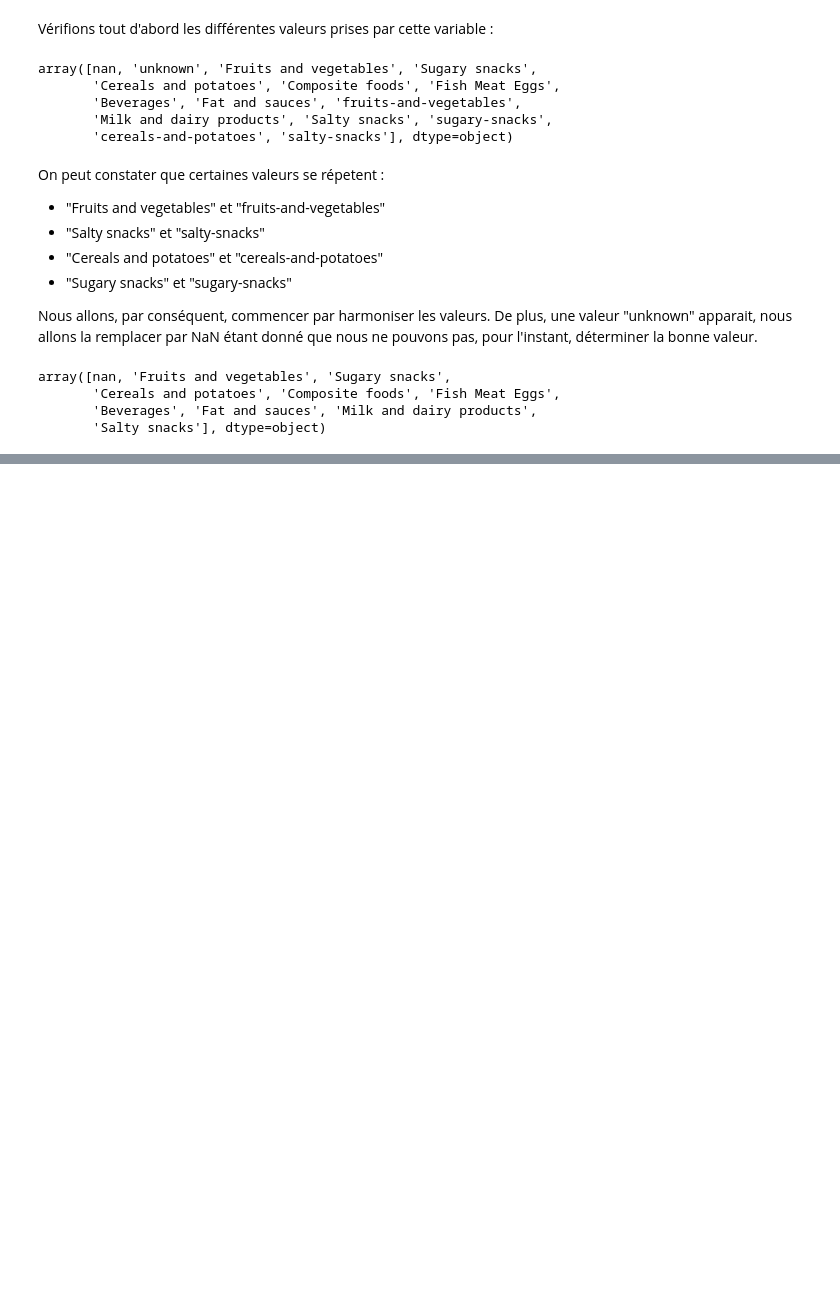
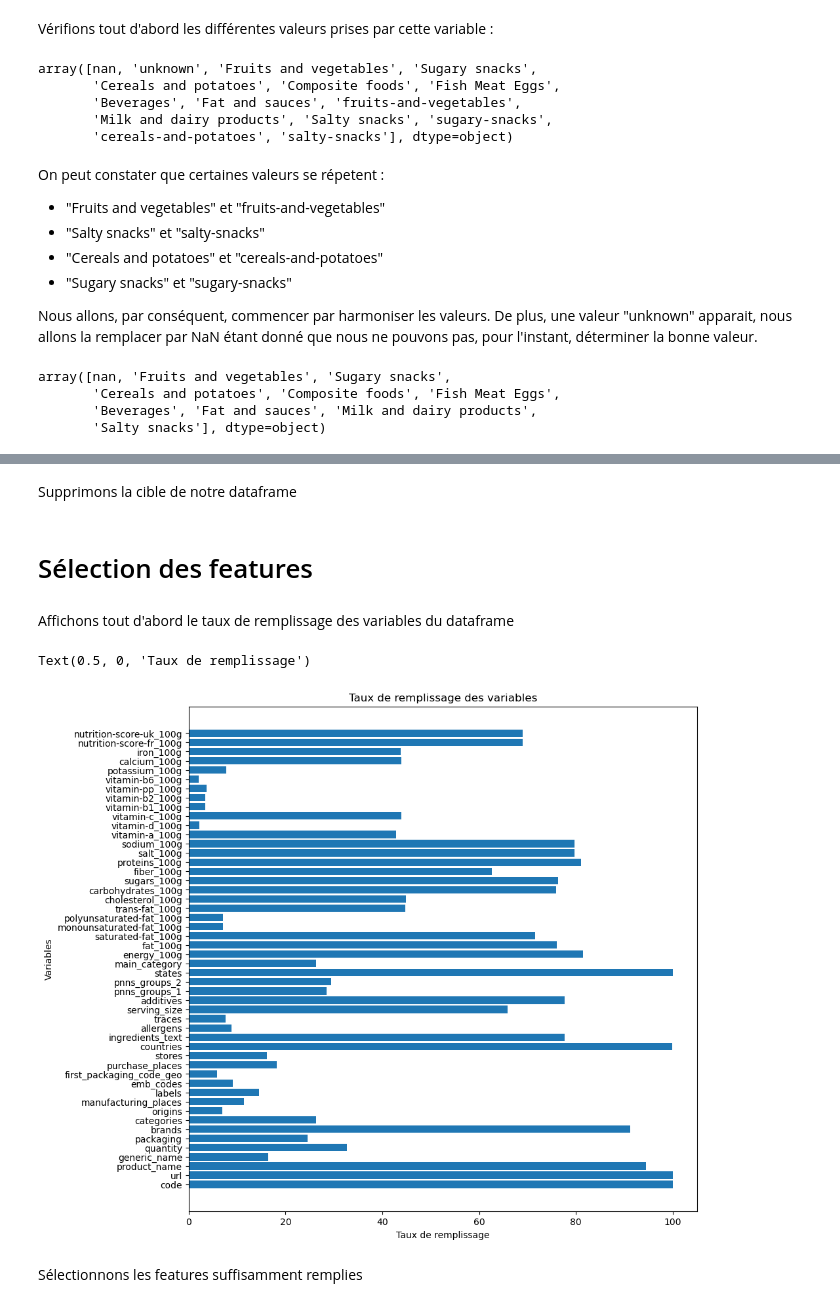
Before and after one commit to lalende/OpenClassRooms-Certification-Data-Scientist, a Jupyter notebook: Projet 3 - Préparez des donneés pour un organisme de santé publique/Projet 3.ipynb, the cells around one changed output, grey strips where cells are left out. Saved outputs shown, nothing was run; the diff lists cells and outputs as text; code cells hidden in the pictures; blank space fills up the shorter version.

Commit message:
Finalisation de la sélection de la cible et des features (+ fonctions d'automatisation)

```diff
--- a/Projet 3 - Préparez des donneés pour un organisme de santé publique/Projet 3.ipynb
+++ b/Projet 3 - Préparez des donneés pour un organisme de santé publique/Projet 3.ipynb
@@ -276,0 +294,2 @@ array([nan, 'Fruits and vegetables', 'Sugary snacks',
+# %% [markdown]
+Supprimons la cible de notre dataframe
@@ -276,0 +298,15 @@ array([nan, 'Fruits and vegetables', 'Sugary snacks',
+# %% [markdown]
+# Sélection des features
+# %% [markdown]
+Affichons tout d'abord le taux de remplissage des variables du dataframe
+# %%
+plt.figure(figsize=(10,10))
+plt.barh(df_nan["index"], df_nan["valeurs"])
+plt.title("Taux de remplissage des variables")
+plt.ylabel("Variables")
+plt.xlabel("Taux de remplissage")
+# %% [output]
+Text(0.5, 0, 'Taux de remplissage')
+[figure, added]
+# %% [markdown]
+Sélectionnons les features suffisamment remplies
```
Also changed, not shown: parts of 27 cells of this notebook.
